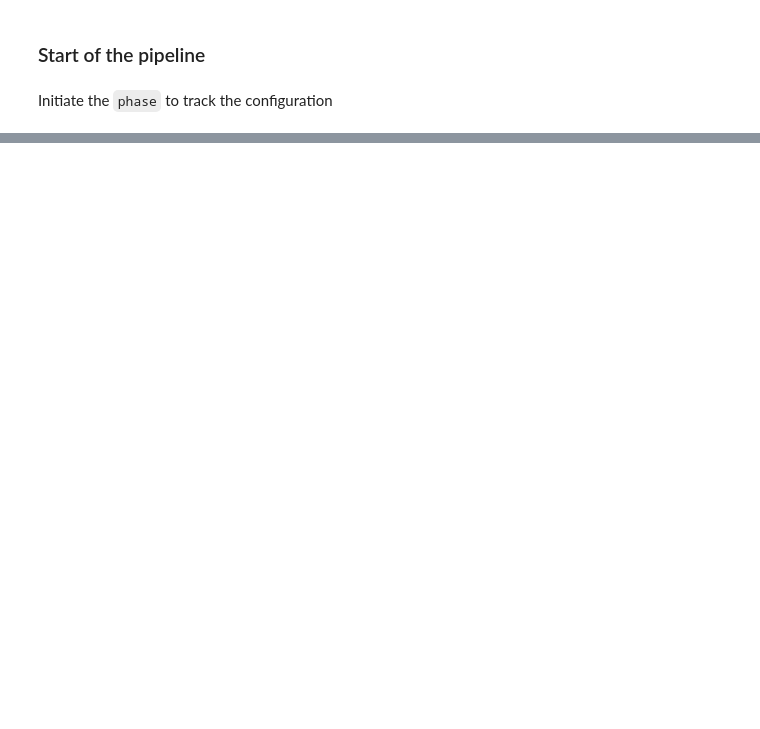
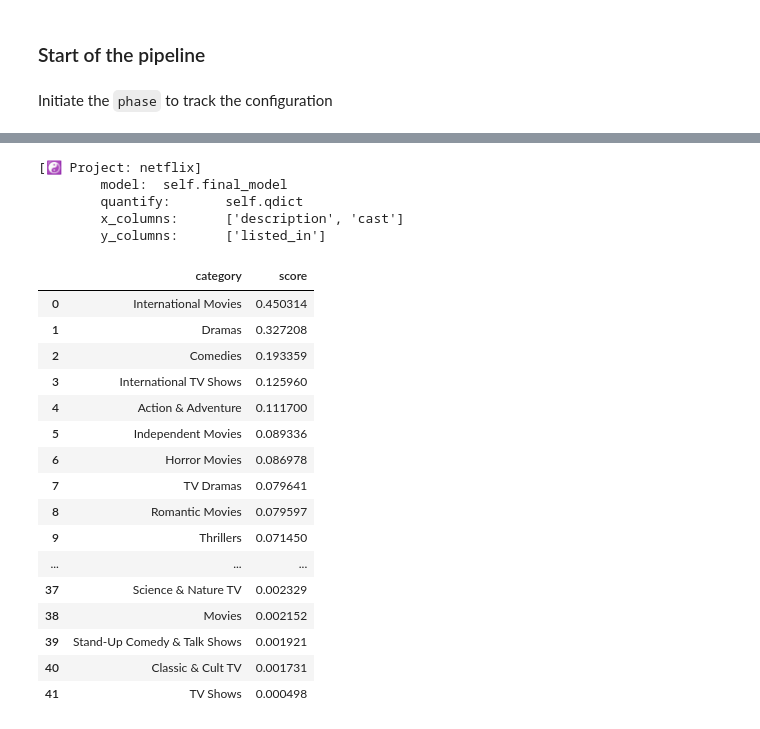
Before and after one commit to tcengine/tai-chi, a Jupyter notebook: nbs/code_pipeline.ipynb, the cells around one changed output, grey strips where cells are left out. Drawn from its saved outputs; the diff is of its cells as text; code cells hidden in the pictures; blank space fills up the shorter version.

```diff
--- a/nbs/code_pipeline.ipynb
+++ b/nbs/code_pipeline.ipynb
@@ -209,0 +194,6 @@ PhaseConfig:{
+# %%
+from tai_chi_engine import TaiChiTrained
+from pathlib import Path
+
+PROJECT = Path("./netflix")
+trained = TaiChiTrained(PROJECT)
@@ -209,0 +205,33 @@ PhaseConfig:{
+# %%
+trained
+# %% [output]
+[☯️ Project: netflix]
+        model:  self.final_model
+        quantify:       self.qdict
+        x_columns:      ['description', 'cast']
+        y_columns:      ['listed_in']
+# %%
+data = {
+    "description":"This movie tells a story of a freelancer jounalist found her romance when she first move into the west coast",
+    "cast":"Jennifer Aniston,Paul Rudd"
+}
+# %%
+trained.predict(data)
+# %% [output]
+|  | category | score |
+| 0 | International Movies | 0.450314 |
+| 1 | Dramas | 0.327208 |
+| 2 | Comedies | 0.193359 |
+| 3 | International TV Shows | 0.125960 |
+| 4 | Action & Adventure | 0.111700 |
+| 5 | Independent Movies | 0.089336 |
+| 6 | Horror Movies | 0.086978 |
+| 7 | TV Dramas | 0.079641 |
+| 8 | Romantic Movies | 0.079597 |
+| 9 | Thrillers | 0.071450 |
+| ... | ... | ... |
+| 37 | Science & Nature TV | 0.002329 |
+| 38 | Movies | 0.002152 |
+| 39 | Stand-Up Comedy & Talk Shows | 0.001921 |
+| 40 | Classic & Cult TV | 0.001731 |
+| 41 | TV Shows | 0.000498 |
```
Also changed, not shown: parts of 28 cells of this notebook, 1 other file.
